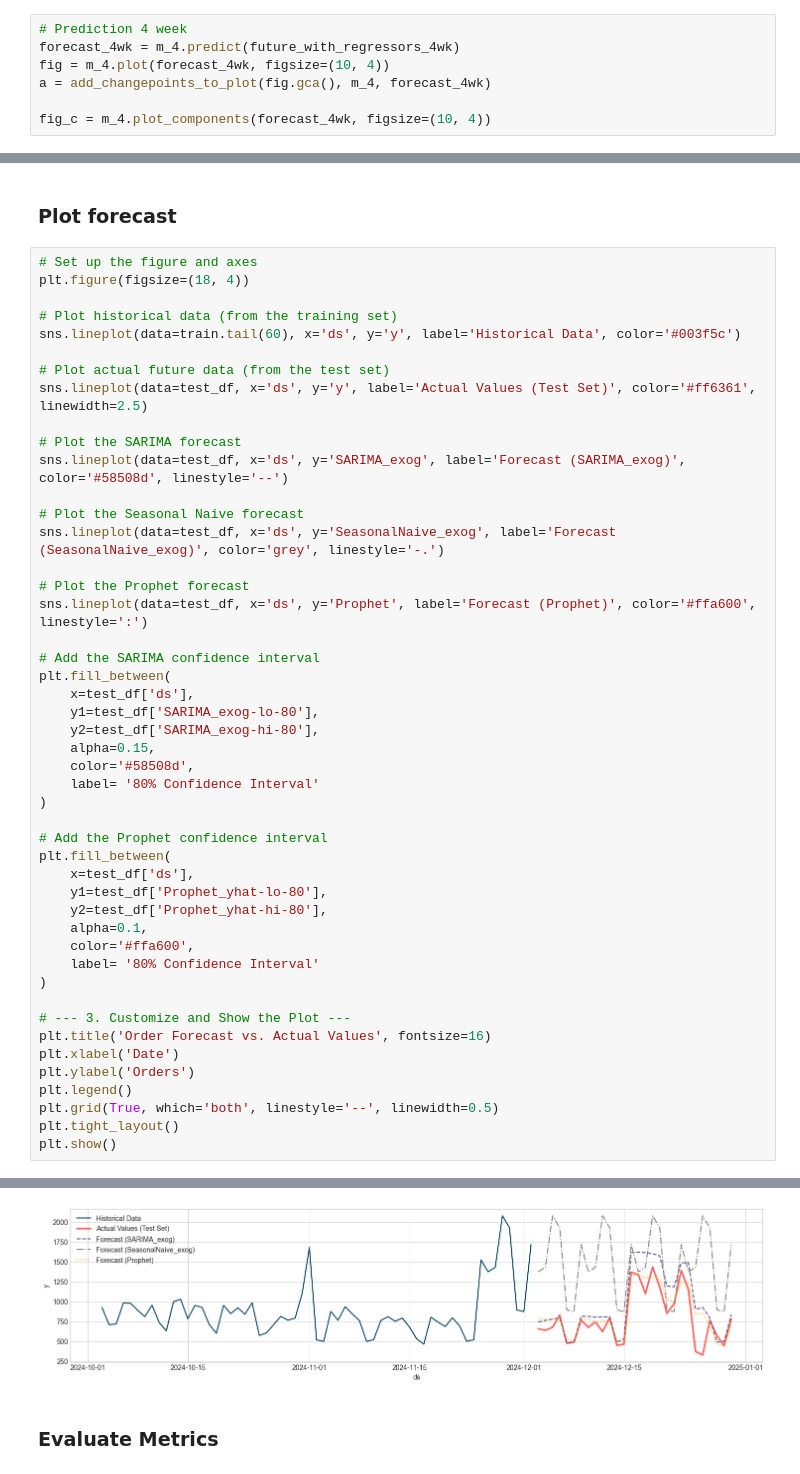
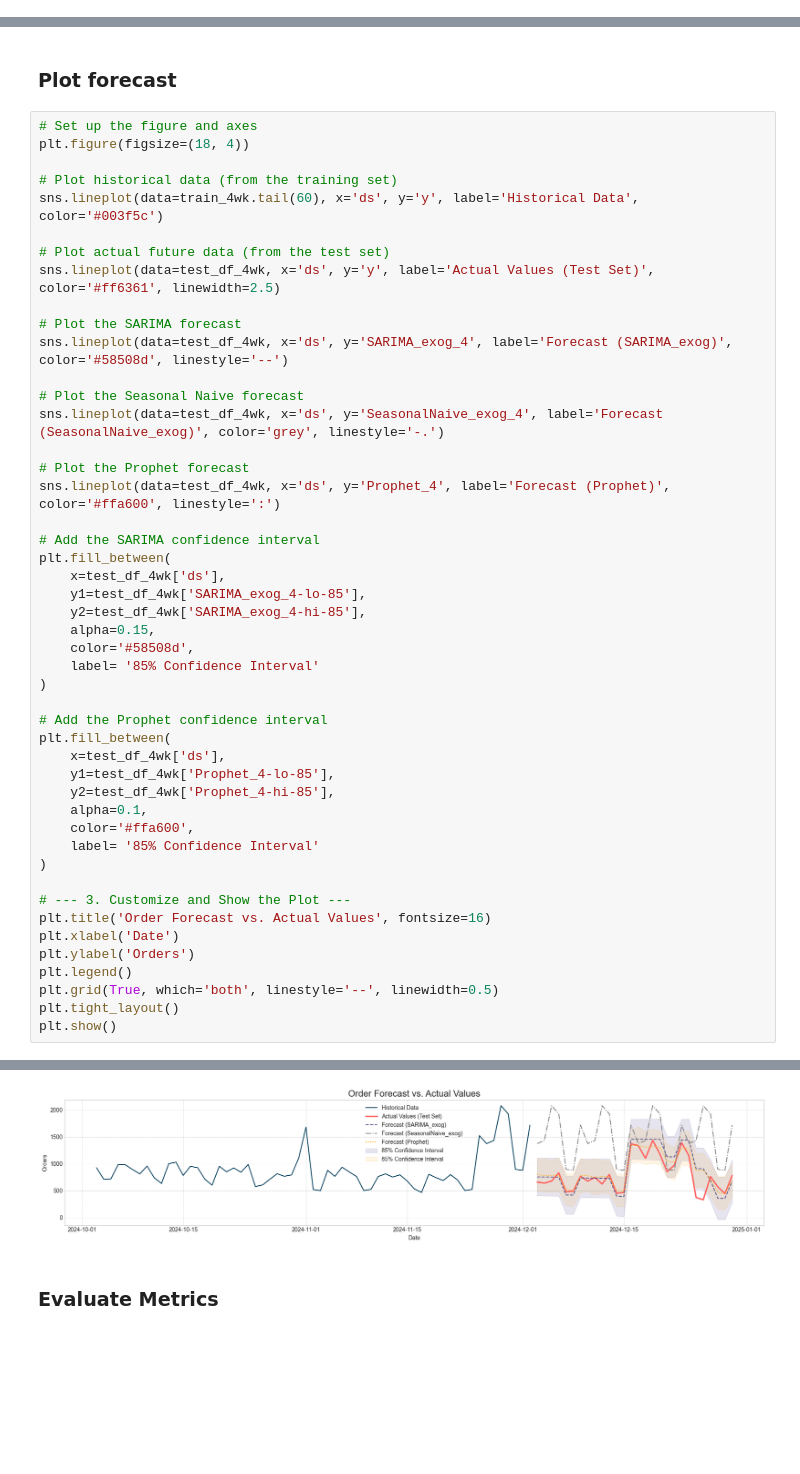
Before and after one commit to traha-89/ecommerce_demand_forecasting, a Jupyter notebook: notebooks/demand_forecasting_analysis.ipynb, the cells around one changed output, grey strips where cells are left out. Saved outputs shown, nothing was run; the diff lists cells and outputs as text; blank space fills up the shorter version.

Commit message:
Update demand_forecasting_analysis.ipynb
- Simplifying code blocks to loop over repetitive steps

```diff
--- a/notebooks/demand_forecasting_analysis.ipynb
+++ b/notebooks/demand_forecasting_analysis.ipynb
@@ -1105,7 +1178,0 @@ future_with_regressors_8wk.tail()
-# %%
-# Prediction 4 week
-forecast_4wk = m_4.predict(future_with_regressors_4wk)
-fig = m_4.plot(forecast_4wk, figsize=(10, 4))
-a = add_changepoints_to_plot(fig.gca(), m_4, forecast_4wk)
-
-fig_c = m_4.plot_components(forecast_4wk, figsize=(10, 4))
@@ -1183,38 +1245,38 @@ horizon:  28 days
 plt.figure(figsize=(18, 4))
 
 # Plot historical data (from the training set)
-sns.lineplot(data=train.tail(60), x='ds', y='y', label='Historical Data', color='#003f5c')
+sns.lineplot(data=train_4wk.tail(60), x='ds', y='y', label='Historical Data', color='#003f5c')
 
 # Plot actual future data (from the test set)
-sns.lineplot(data=test_df, x='ds', y='y', label='Actual Values (Test Set)', color='#ff6361', linewidth=2.5)
+sns.lineplot(data=test_df_4wk, x='ds', y='y', label='Actual Values (Test Set)', color='#ff6361', linewidth=2.5)
 
 # Plot the SARIMA forecast
-sns.lineplot(data=test_df, x='ds', y='SARIMA_exog', label='Forecast (SARIMA_exog)', color='#58508d', linestyle='--')
+sns.lineplot(data=test_df_4wk, x='ds', y='SARIMA_exog_4', label='Forecast (SARIMA_exog)', color='#58508d', linestyle='--')
 
 # Plot the Seasonal Naive forecast
-sns.lineplot(data=test_df, x='ds', y='SeasonalNaive_exog', label='Forecast (SeasonalNaive_exog)', color='grey', linestyle='-.')
+sns.lineplot(data=test_df_4wk, x='ds', y='SeasonalNaive_exog_4', label='Forecast (SeasonalNaive_exog)', color='grey', linestyle='-.')
 
 # Plot the Prophet forecast
-sns.lineplot(data=test_df, x='ds', y='Prophet', label='Forecast (Prophet)', color='#ffa600', linestyle=':')
+sns.lineplot(data=test_df_4wk, x='ds', y='Prophet_4', label='Forecast (Prophet)', color='#ffa600', linestyle=':')
 
 # Add the SARIMA confidence interval
 plt.fill_between(
-    x=test_df['ds'],
-    y1=test_df['SARIMA_exog-lo-80'],
-    y2=test_df['SARIMA_exog-hi-80'],
+    x=test_df_4wk['ds'],
+    y1=test_df_4wk['SARIMA_exog_4-lo-85'],
+    y2=test_df_4wk['SARIMA_exog_4-hi-85'],
     alpha=0.15,
     color='#58508d',
-    label= '80% Confidence Interval'
+    label= '85% Confidence Interval'
 )
 
 # Add the Prophet confidence interval
 plt.fill_between(
-    x=test_df['ds'],
-    y1=test_df['Prophet_yhat-lo-80'],
-    y2=test_df['Prophet_yhat-hi-80'],
+    x=test_df_4wk['ds'],
+    y1=test_df_4wk['Prophet_4-lo-85'],
+    y2=test_df_4wk['Prophet_4-hi-85'],
     alpha=0.1,
     color='#ffa600',
-    label= '80% Confidence Interval'
+    label= '85% Confidence Interval'
 )
 
 # --- 3. Customize and Show the Plot ---
@@ -1230,4 +1291,4 @@ KeyError: 'SARIMA_exog-lo-80'
-[figure, old version]
+[figure, new version]
 # %% [markdown]
 ### Evaluate Metrics
 # %%
```
Also changed, not shown: parts of 14 cells of this notebook.
